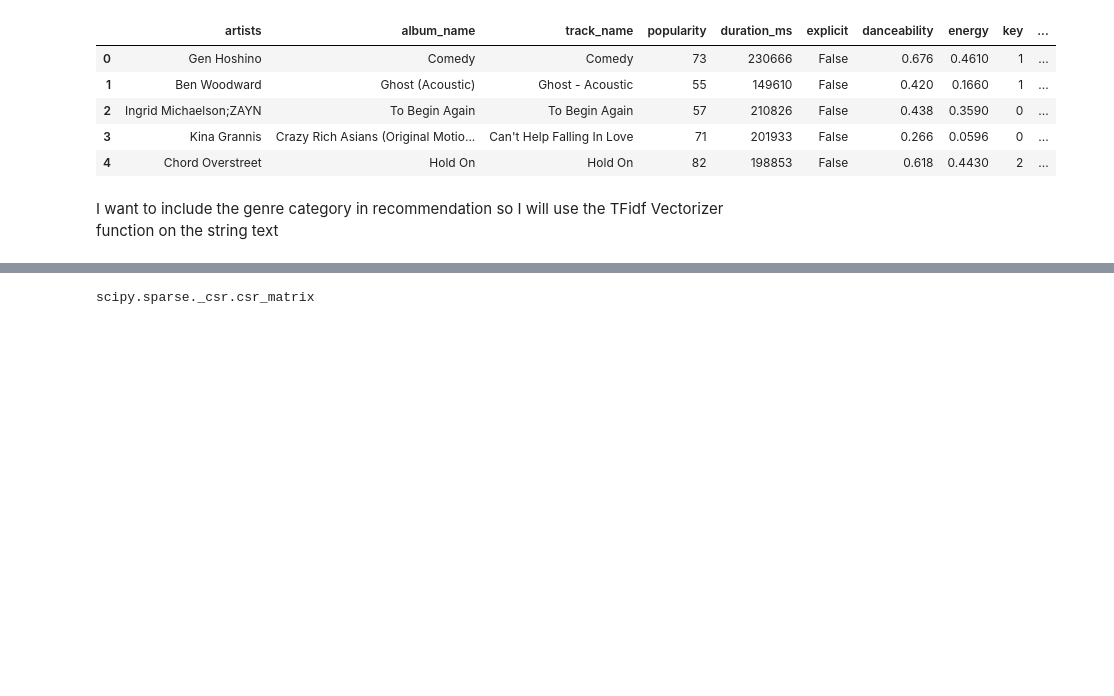
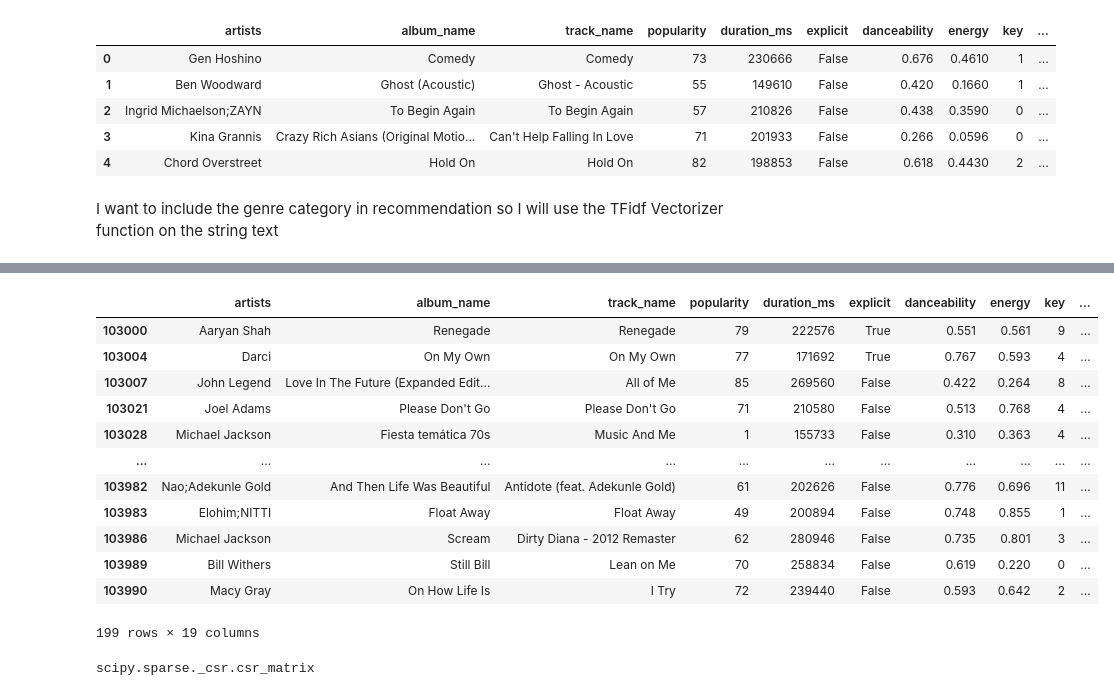
Before and after one commit to npwkeller/spotify-recommender-and-widget, a Jupyter notebook: spotify_recommend.ipynb, the cells around one changed output, grey strips where cells are left out. Drawn from its saved outputs; the diff is of its cells as text; code cells hidden in the pictures; blank space fills up the shorter version.

```diff
--- a/spotify_recommend.ipynb
+++ b/spotify_recommend.ipynb
@@ -160,3 +188,19 @@ tfidf_matrix_genre
+# %%
+data[data['track_genre'] == 'soul']
+# %% [output]
+|  | artists | album_name | track_name | popularity | duration_ms | explicit | danceability | energy | key | ... |
+| 103000 | Aaryan Shah | Renegade | Renegade | 79 | 222576 | True | 0.551 | 0.561 | 9 | ... |
+| 103004 | Darci | On My Own | On My Own | 77 | 171692 | True | 0.767 | 0.593 | 4 | ... |
+| 103007 | John Legend | Love In The Future (Expanded Edit... | All of Me | 85 | 269560 | False | 0.422 | 0.264 | 8 | ... |
+| 103021 | Joel Adams | Please Don't Go | Please Don't Go | 71 | 210580 | False | 0.513 | 0.768 | 4 | ... |
+| 103028 | Michael Jackson | Fiesta temática 70s | Music And Me | 1 | 155733 | False | 0.310 | 0.363 | 4 | ... |
+| ... | ... | ... | ... | ... | ... | ... | ... | ... | ... | ... |
+| 103982 | Nao;Adekunle Gold | And Then Life Was Beautiful | Antidote (feat. Adekunle Gold) | 61 | 202626 | False | 0.776 | 0.696 | 11 | ... |
+| 103983 | Elohim;NITTI | Float Away | Float Away | 49 | 200894 | False | 0.748 | 0.855 | 1 | ... |
+| 103986 | Michael Jackson | Scream | Dirty Diana - 2012 Remaster | 62 | 280946 | False | 0.735 | 0.801 | 3 | ... |
+| 103989 | Bill Withers | Still Bill | Lean on Me | 70 | 258834 | False | 0.619 | 0.220 | 0 | ... |
+| 103990 | Macy Gray | On How Life Is | I Try | 72 | 239440 | False | 0.593 | 0.642 | 2 | ... |
+199 rows × 19 columns
 # %%
 type(tfidf_matrix_genre)
 # %% [output]
```
Also changed, not shown: parts of 13 cells of this notebook.
